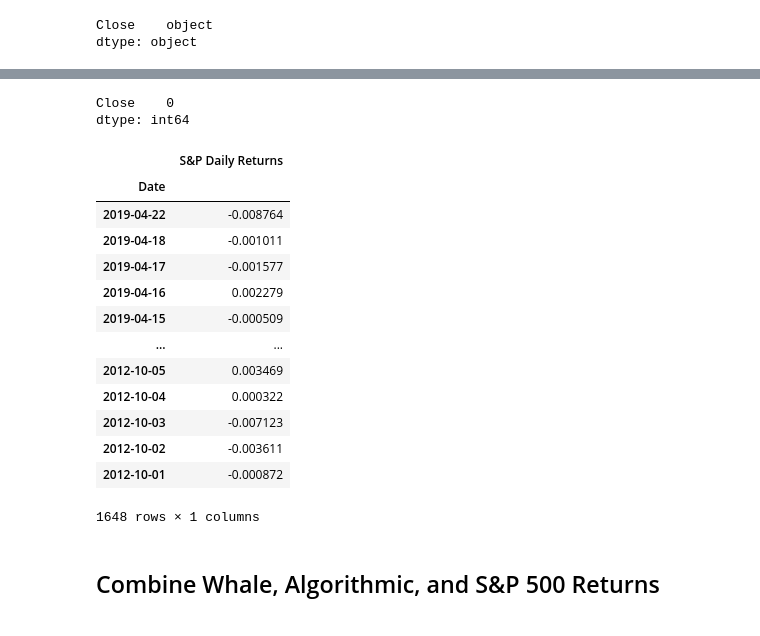
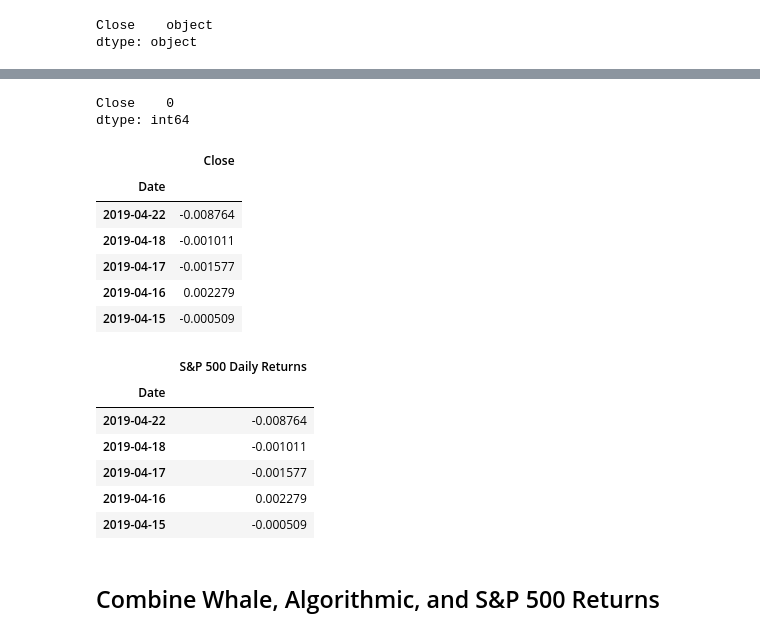
Before and after one commit to AkanSri/Rutgers-FinTech, a Jupyter notebook: 02-Homework/04-Pandas/Instructions/Starter_Code/whale_analysis.ipynb, the cells around one changed output, grey strips where cells are left out. Saved outputs shown, nothing was run; the diff lists cells and outputs as text; code cells hidden in the pictures.

```diff
--- a/02-Homework/04-Pandas/Instructions/Starter_Code/whale_analysis.ipynb
+++ b/02-Homework/04-Pandas/Instructions/Starter_Code/whale_analysis.ipynb
@@ -183,29 +152,30 @@ sp500_daily_returns.head()
 # %%
 # Drop nulls
 sp500_daily_returns = sp500_daily_returns.dropna()
-sp500_daily_returns.isnull().sum()
+print(sp500_daily_returns.isnull().sum())
+sp500_daily_returns.head()
 # %% [output]
 Close    0
 dtype: int64
+|  | Close |
+| Date |  |
+| 2019-04-22 | -0.008764 |
+| 2019-04-18 | -0.001011 |
+| 2019-04-17 | -0.001577 |
+| 2019-04-16 | 0.002279 |
+| 2019-04-15 | -0.000509 |
 # %%
 # Rename `Close` Column to be specific to this portfolio.
-sp500_daily_returns = sp500_daily_returns.rename(columns={"Close":"S&P Daily Returns"})
+sp500_daily_returns = sp500_daily_returns.rename(columns={"Close":"S&P 500 Daily Returns"})
 sp500_daily_returns.head()
 # %% [output]
-|  | S&P Daily Returns |
+|  | S&P 500 Daily Returns |
 | Date |  |
 | 2019-04-22 | -0.008764 |
 | 2019-04-18 | -0.001011 |
 | 2019-04-17 | -0.001577 |
 | 2019-04-16 | 0.002279 |
 | 2019-04-15 | -0.000509 |
-| ... | ... |
-| 2012-10-05 | 0.003469 |
-| 2012-10-04 | 0.000322 |
-| 2012-10-03 | -0.007123 |
-| 2012-10-02 | -0.003611 |
-| 2012-10-01 | -0.000872 |
-1648 rows × 1 columns
 # %% [markdown]
 ## Combine Whale, Algorithmic, and S&P 500 Returns
 # %%
```
Also changed, not shown: parts of 7 cells of this notebook.
